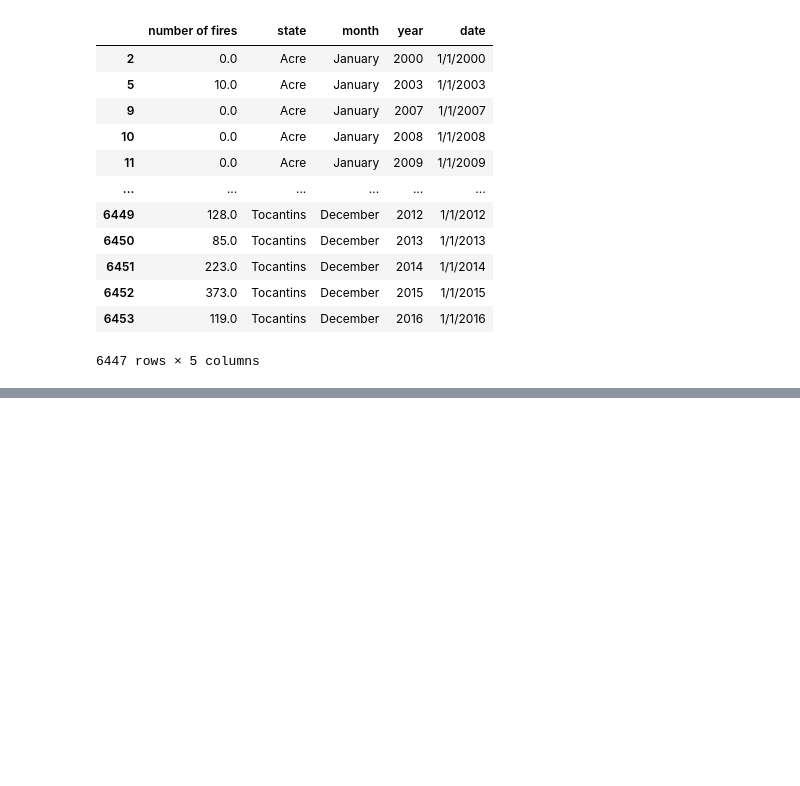
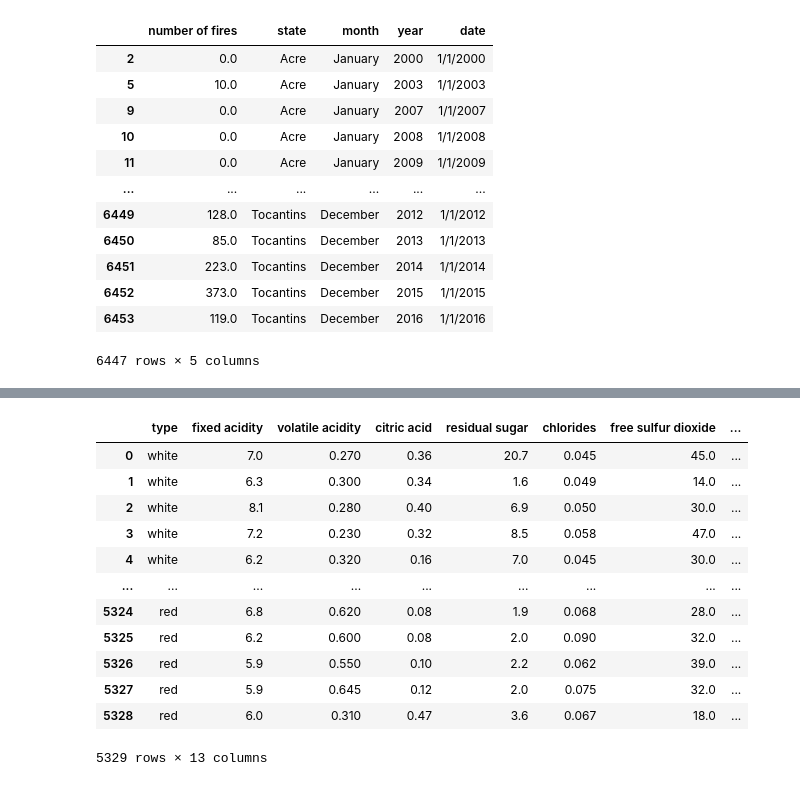
Before and after one commit to dpkasahu/numpy, a Jupyter notebook: Data_Cleaning.ipynb, the cells around one changed output, grey strips where cells are left out. Saved outputs shown, nothing was run; the diff lists cells and outputs as text; code cells hidden in the pictures; blank space fills up the shorter version.

```diff
--- a/Data_Cleaning.ipynb
+++ b/Data_Cleaning.ipynb
@@ -499,0 +638,7 @@ df4.drop([0,1,3])
+# %%
+import pandas as pd
+df5 = pd.read_csv('https://raw.githubusercontent.com/whoknowayush/DataAnalysis-Dataset/refs/heads/main/Datasets-Practice/winequalityN.csv')
+df5 = df5.drop_duplicates()
+df5_means = df5.mean(numeric_only=True)
+df5 = df5.fillna(df5_means)
+df5 = df5.reset_index()
@@ -499,0 +665,2 @@ df4.drop([0,1,3])
+# %%
+df5= df5.drop(columns=["index"])
@@ -499,0 +690,16 @@ df4.drop([0,1,3])
+# %%
+df5
+# %% [output]
+|  | type | fixed acidity | volatile acidity | citric acid | residual sugar | chlorides | free sulfur dioxide | ... |
+| 0 | white | 7.0 | 0.270 | 0.36 | 20.7 | 0.045 | 45.0 | ... |
+| 1 | white | 6.3 | 0.300 | 0.34 | 1.6 | 0.049 | 14.0 | ... |
+| 2 | white | 8.1 | 0.280 | 0.40 | 6.9 | 0.050 | 30.0 | ... |
+| 3 | white | 7.2 | 0.230 | 0.32 | 8.5 | 0.058 | 47.0 | ... |
+| 4 | white | 6.2 | 0.320 | 0.16 | 7.0 | 0.045 | 30.0 | ... |
+| ... | ... | ... | ... | ... | ... | ... | ... | ... |
+| 5324 | red | 6.8 | 0.620 | 0.08 | 1.9 | 0.068 | 28.0 | ... |
+| 5325 | red | 6.2 | 0.600 | 0.08 | 2.0 | 0.090 | 32.0 | ... |
+| 5326 | red | 5.9 | 0.550 | 0.10 | 2.2 | 0.062 | 39.0 | ... |
+| 5327 | red | 5.9 | 0.645 | 0.12 | 2.0 | 0.075 | 32.0 | ... |
+| 5328 | red | 6.0 | 0.310 | 0.47 | 3.6 | 0.067 | 18.0 | ... |
+5329 rows × 13 columns
```
Also changed, not shown: parts of 20 cells of this notebook.
